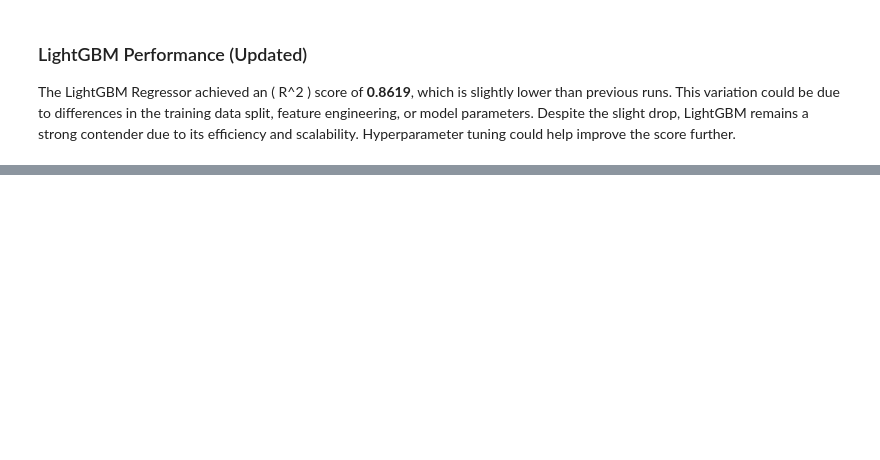
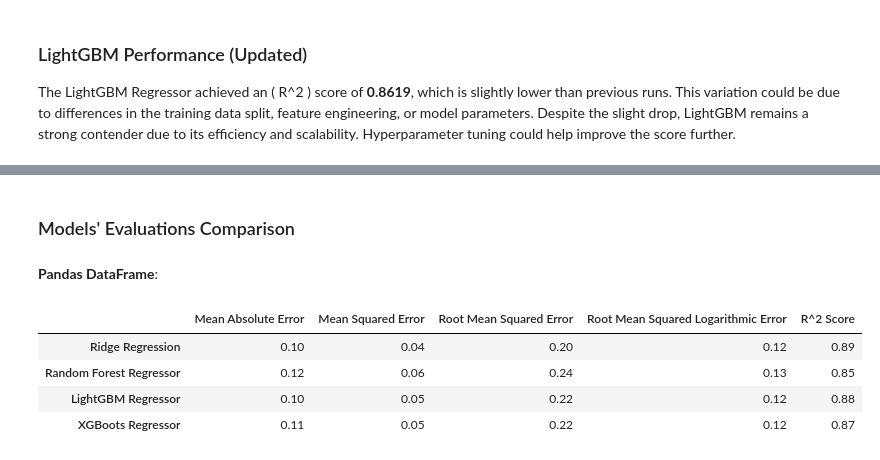
Before and after one commit to otuemre/HousePricingML, a Jupyter notebook: src/notebooks/housePricingML.ipynb, the cells around one changed output, grey strips where cells are left out. Saved outputs shown, nothing was run; the diff lists cells and outputs as text; code cells hidden in the pictures; blank space fills up the shorter version.

```diff
--- a/src/notebooks/housePricingML.ipynb
+++ b/src/notebooks/housePricingML.ipynb
@@ -936,0 +1205,4 @@ The LightGBM Regressor achieved an \( R^2 \) score of **0.8619**, which is sligh
+# %% [markdown]
+### Models' Evaluations Comparison
+# %% [markdown]
+**Pandas DataFrame**:
@@ -936,0 +1213,8 @@ The LightGBM Regressor achieved an \( R^2 \) score of **0.8619**, which is sligh
+# %%
+eval_comparison
+# %% [output]
+|  | Mean Absolute Error | Mean Squared Error | Root Mean Squared Error | Root Mean Squared Logarithmic Error | R^2 Score |
+| Ridge Regression | 0.10 | 0.04 | 0.20 | 0.12 | 0.89 |
+| Random Forest Regressor | 0.12 | 0.06 | 0.24 | 0.13 | 0.85 |
+| LightGBM Regressor | 0.10 | 0.05 | 0.22 | 0.12 | 0.88 |
+| XGBoots Regressor | 0.11 | 0.05 | 0.22 | 0.12 | 0.87 |
```
Also changed, not shown: parts of 49 cells of this notebook, 3 other files.
